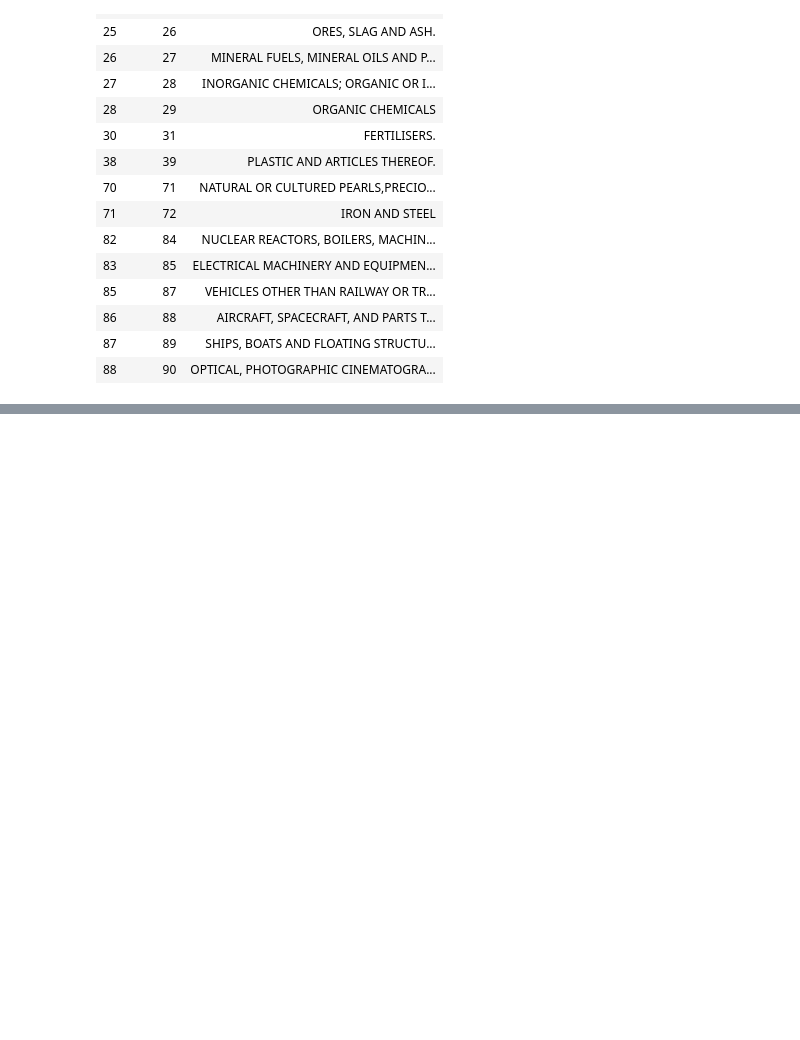
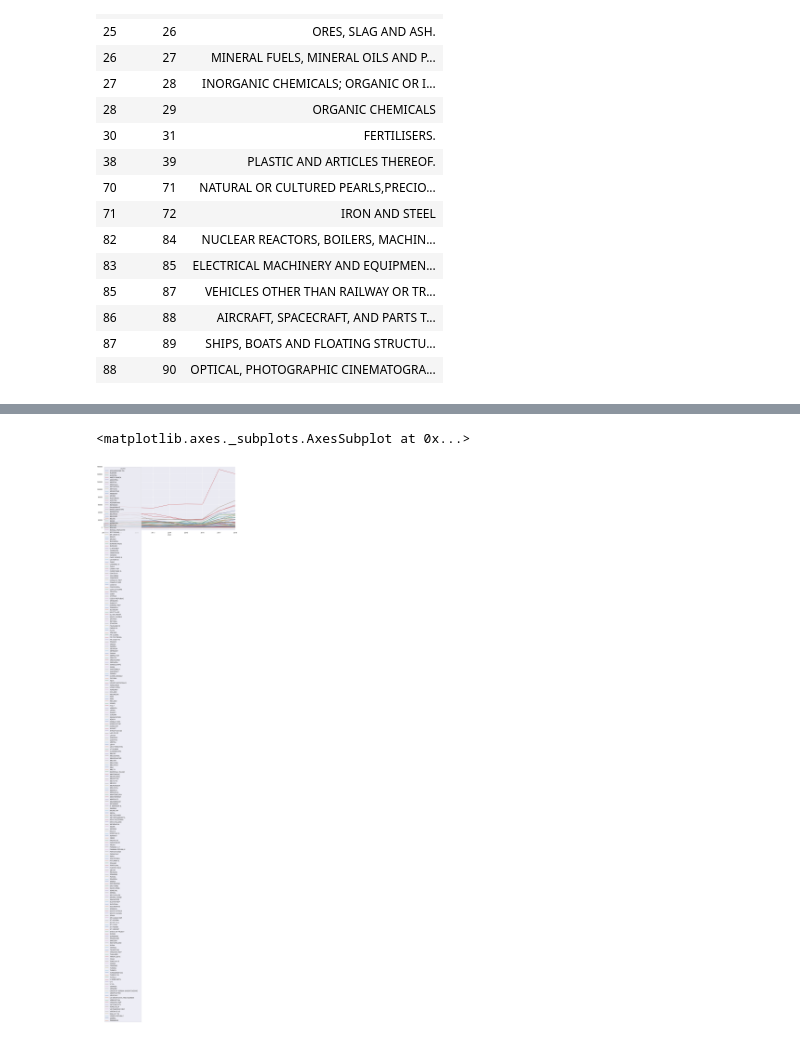
Before and after one commit to ForkedRepositories/Indian-Trade-Data-Analysis-and-Forecasting, a Jupyter notebook: Notebooks/data_analysis.ipynb, the cells around one changed output, grey strips where cells are left out. Drawn from its saved outputs; the diff is of its cells as text; code cells hidden in the pictures; blank space fills up the shorter version.

```diff
--- a/Notebooks/data_analysis.ipynb
+++ b/Notebooks/data_analysis.ipynb
@@ -424,0 +438,5 @@ SyntaxError: unexpected EOF while parsing (<ipython-input-48-6ef1880f5eb6>, line
+# %%
+df.groupby(['year','country']).sum().unstack()['value'].plot(figsize = (16,8))
+# %% [output]
+<matplotlib.axes._subplots.AxesSubplot at 0x...>
+[figure, added]
```
Also changed, not shown: parts of 8 cells of this notebook, 54 other files.
